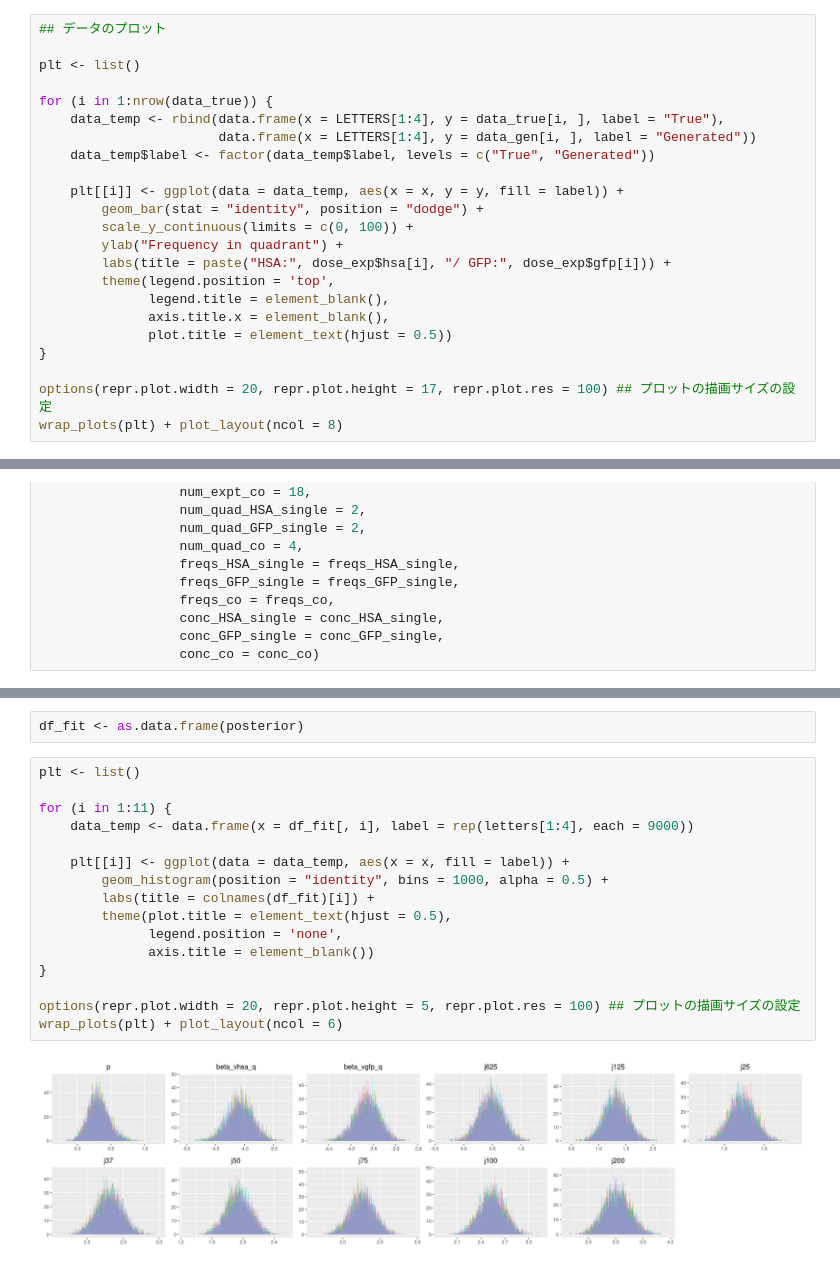
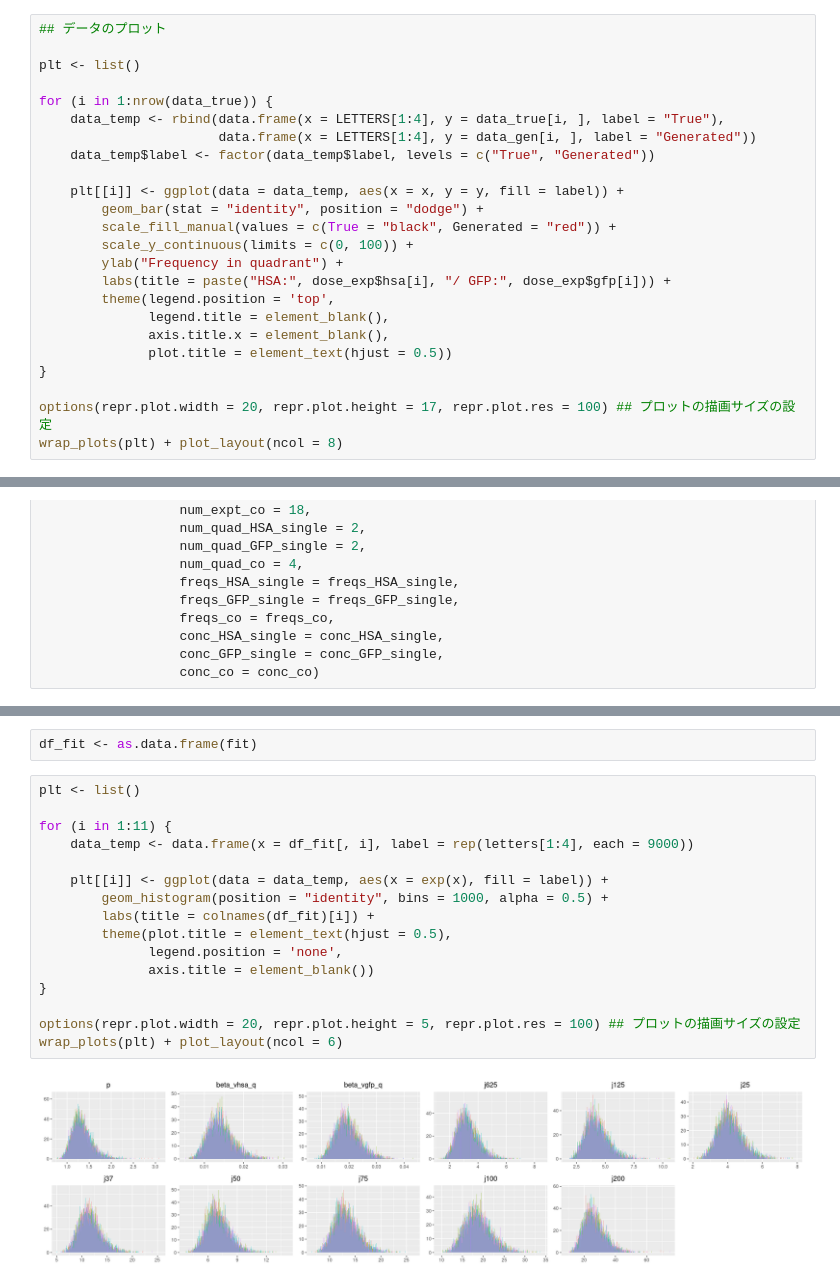
Before and after one commit to NU-iBLab/Book-VirusDynamics, a Jupyter notebook: code/R_ipynb/05_01.ipynb, the cells around one changed output, grey strips where cells are left out. Saved outputs shown, nothing was run; the diff lists cells and outputs as text.

```diff
--- a/code/R_ipynb/05_01.ipynb
+++ b/code/R_ipynb/05_01.ipynb
@@ -190,6 +176,7 @@ for (i in 1:nrow(data_true)) {
 
     plt[[i]] <- ggplot(data = data_temp, aes(x = x, y = y, fill = label)) +
         geom_bar(stat = "identity", position = "dodge") +
+        scale_fill_manual(values = c(True = "black", Generated = "red")) +
         scale_y_continuous(limits = c(0, 100)) +
         ylab("Frequency in quadrant") +
         labs(title = paste("HSA:", dose_exp$hsa[i], "/ GFP:", dose_exp$gfp[i])) +
@@ -392,20 +390,20 @@ fit <- stan(model_code = model_stan_coinfection, data = data_stan, seed = 1,
 # %%
-df_fit <- as.data.frame(posterior)
+df_fit <- as.data.frame(fit)
 # %%
 plt <- list()
 
 for (i in 1:11) {
     data_temp <- data.frame(x = df_fit[, i], label = rep(letters[1:4], each = 9000))
 
-    plt[[i]] <- ggplot(data = data_temp, aes(x = x, fill = label)) +
+    plt[[i]] <- ggplot(data = data_temp, aes(x = exp(x), fill = label)) +
         geom_histogram(position = "identity", bins = 1000, alpha = 0.5) +
         labs(title = colnames(df_fit)[i]) +
         theme(plot.title = element_text(hjust = 0.5),
               legend.position = 'none',
               axis.title = element_blank())
 }
 
 options(repr.plot.width = 20, repr.plot.height = 5, repr.plot.res = 100) ## プロットの描画サイズの設定
 wrap_plots(plt) + plot_layout(ncol = 6)
 # %% [output]
-[figure, old version]
+[figure, new version]
```
Also changed, not shown: parts of 27 cells of this notebook, 19 other files.
